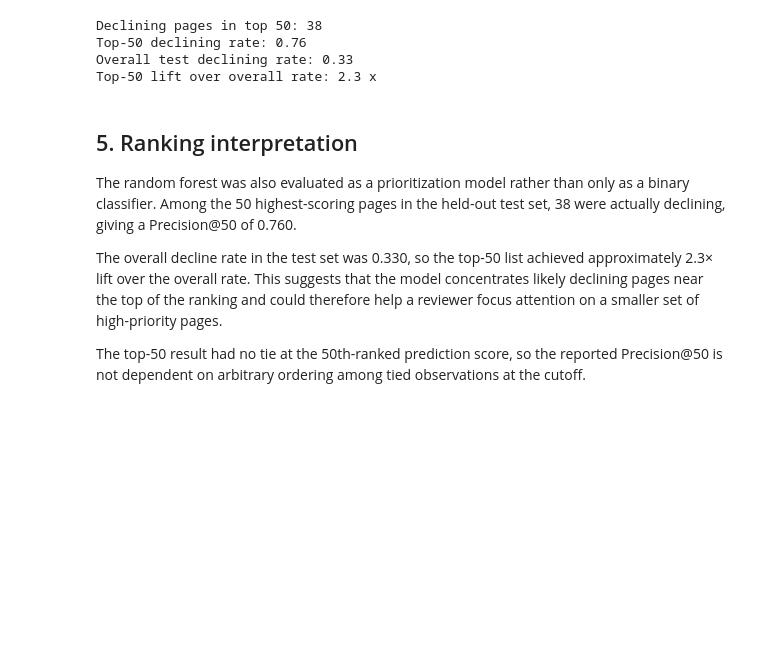
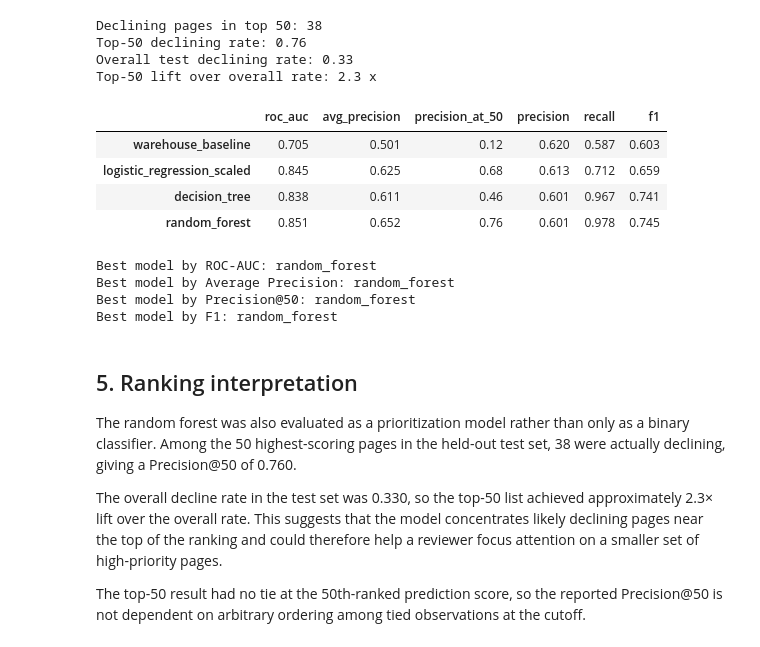
Before and after one commit to aleezafatima-21/Aleeza-flyrank-ml-internship, a Jupyter notebook: ML_08_—_Warehouse_Baseline_and_Model_Comparison.ipynb, the cells around one changed output. Cells and saved outputs as stored; diff of their text form; code cells hidden in the pictures; blank space fills up the shorter version.

```diff
--- a/ML_08_—_Warehouse_Baseline_and_Model_Comparison.ipynb
+++ b/ML_08_—_Warehouse_Baseline_and_Model_Comparison.ipynb
@@ -817,6 +819,67 @@ Declining pages in top 50: 38
 Top-50 declining rate: 0.76
 Overall test declining rate: 0.33
 Top-50 lift over overall rate: 2.3 x
+# %%
+# ML-08: Updated final comparison with fairly preprocessed Logistic Regression
+
+comparison_final = pd.DataFrame({
+    "warehouse_baseline": {
+        "roc_auc": baseline_roc_auc,
+        "avg_precision": baseline_avg_precision,
+        "precision_at_50": baseline_precision_at_50,
+        "precision": baseline_precision,
+        "recall": baseline_recall,
+        "f1": baseline_f1
+    },
+    "logistic_regression_scaled": {
+        "roc_auc": roc_auc_score(y_test, lr_scaled_proba),
+        "avg_precision": average_precision_score(y_test, lr_scaled_proba),
+        "precision_at_50": precision_at_k(y_test, lr_scaled_proba, k=50),
+        "precision": precision_score(y_test, lr_scaled_pred, zero_division=0),
+        "recall": recall_score(y_test, lr_scaled_pred, zero_division=0),
+        "f1": f1_score(y_test, lr_scaled_pred, zero_division=0)
+    },
+    "decision_tree": {
+        "roc_auc": roc_auc_score(y_test, tree_proba),
+        "avg_precision": average_precision_score(y_test, tree_proba),
+        "precision_at_50": precision_at_k(y_test, tree_proba, k=50),
+        "precision": precision_score(y_test, tree_pred, zero_division=0),
+        "recall": recall_score(y_test, tree_pred, zero_division=0),
+        "f1": f1_score(y_test, tree_pred, zero_division=0)
+    },
+    "random_forest": {
+        "roc_auc": roc_auc_score(y_test, rf_proba),
+        "avg_precision": average_precision_score(y_test, rf_proba),
+        "precision_at_50": precision_at_k(y_test, rf_proba, k=50),
+        "precision": precision_score(y_test, rf_pred, zero_division=0),
+        "recall": recall_score(y_test, rf_pred, zero_division=0),
+        "f1": f1_score(y_test, rf_pred, zero_division=0)
+    }
+}).T.round(3)
+
+display(comparison_final)
+
+print("\nBest model by ROC-AUC:",
+      comparison_final["roc_auc"].idxmax())
+
+print("Best model by Average Precision:",
+      comparison_final["avg_precision"].idxmax())
+
+print("Best model by Precision@50:",
+      comparison_final["precision_at_50"].idxmax())
+
+print("Best model by F1:",
+      comparison_final["f1"].idxmax())
+# %% [output]
+|  | roc_auc | avg_precision | precision_at_50 | precision | recall | f1 |
+| warehouse_baseline | 0.705 | 0.501 | 0.12 | 0.620 | 0.587 | 0.603 |
+| logistic_regression_scaled | 0.845 | 0.625 | 0.68 | 0.613 | 0.712 | 0.659 |
+| decision_tree | 0.838 | 0.611 | 0.46 | 0.601 | 0.967 | 0.741 |
+| random_forest | 0.851 | 0.652 | 0.76 | 0.601 | 0.978 | 0.745 |
+Best model by ROC-AUC: random_forest
+Best model by Average Precision: random_forest
+Best model by Precision@50: random_forest
+Best model by F1: random_forest
 # %% [markdown]
 ## 5. Ranking interpretation
 
```
Also changed, not shown: parts of 4 cells of this notebook.
